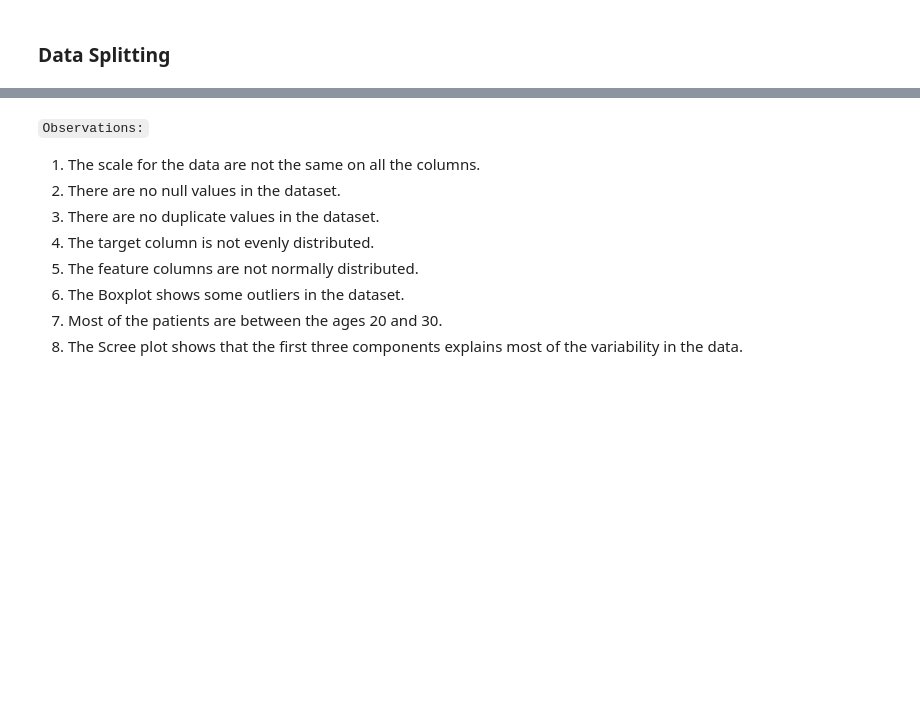
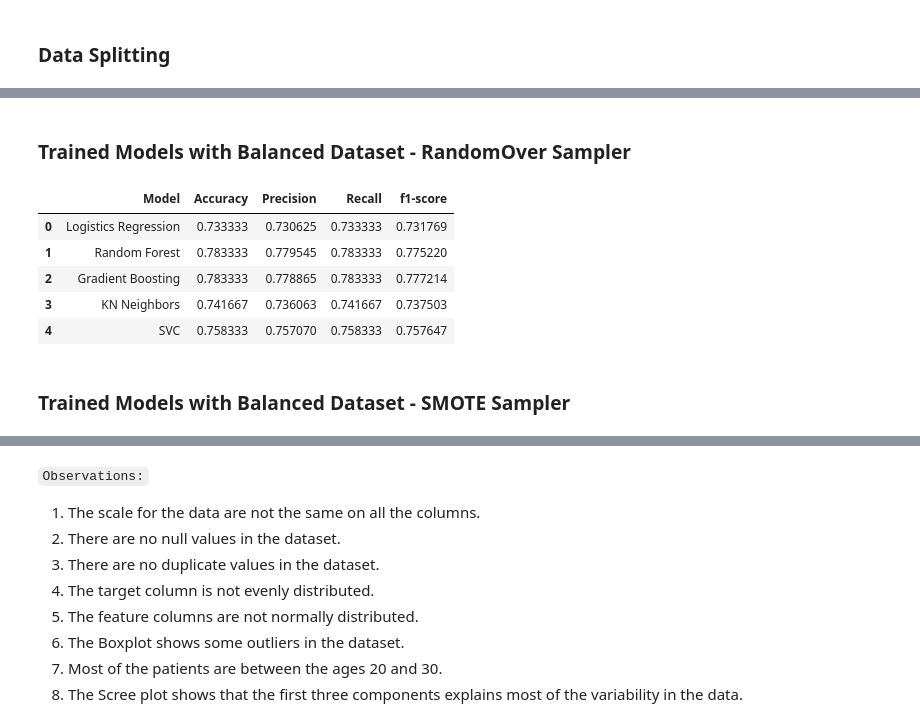
Before and after one commit to pk-aduyaw/Sepsis-Detection-using-ML-API, a Jupyter notebook: dev/sepsis_project.ipynb, the cells around one changed output, grey strips where cells are left out. Saved outputs shown, nothing was run; the diff lists cells and outputs as text; code cells hidden in the pictures; blank space fills up the shorter version.

```diff
--- a/dev/sepsis_project.ipynb
+++ b/dev/sepsis_project.ipynb
@@ -477,0 +542,46 @@ preprocessor = Pipeline(
+# %% [markdown]
+### Trained Models with Balanced Dataset - RandomOver Sampler
+# %%
+# Create instance for RandomOver Sampler
+random_over_sampler = RandomOverSampler(random_state=0)
+# %%
+all_models = {}
+metrics_df = pd.DataFrame(columns=['Model', 'Accuracy', 'Precision', 'Recall', 'f1-score'])
+
+
+# Loop through the model and classifier in the models list
+for model, classifier in models:
+    # Perform preprocessing and fit the respective models
+    model_pipeline = imblearn_pipeline(steps=[
+        ('random_sampler', random_over_sampler),
+        ('preprocessor', processor_pipeline),
+        ('classifier', classifier)
+    ])
+
+    all_models[model] = classifier
+
+    model_pipeline.fit(X_train, y_train_encoded)
+    # Predict values of the evaluation dataset
+    y_pred = model_pipeline.predict(X_eval)
+
+    # Print accuracy, precision, recall, and f1-score for all the models
+    metrics_dict = classification_report(y_eval_encoded, y_pred, output_dict=True)
+
+    accuracy = metrics_dict['accuracy']
+    precision = metrics_dict['weighted avg']['precision']
+    recall = metrics_dict['weighted avg']['recall']
+    f1_score = metrics_dict['weighted avg']['f1-score']
+
+    metrics_df.loc[len(metrics_df)] = [model, accuracy, precision, recall, f1_score]
+
+
+metrics_df
+# %% [output]
+|  | Model | Accuracy | Precision | Recall | f1-score |
+| 0 | Logistics Regression | 0.733333 | 0.730625 | 0.733333 | 0.731769 |
+| 1 | Random Forest | 0.783333 | 0.779545 | 0.783333 | 0.775220 |
+| 2 | Gradient Boosting | 0.783333 | 0.778865 | 0.783333 | 0.777214 |
+| 3 | KN Neighbors | 0.741667 | 0.736063 | 0.741667 | 0.737503 |
+| 4 | SVC | 0.758333 | 0.757070 | 0.758333 | 0.757647 |
+# %% [markdown]
+### Trained Models with Balanced Dataset - SMOTE Sampler
```
Also changed, not shown: parts of 13 cells of this notebook.
